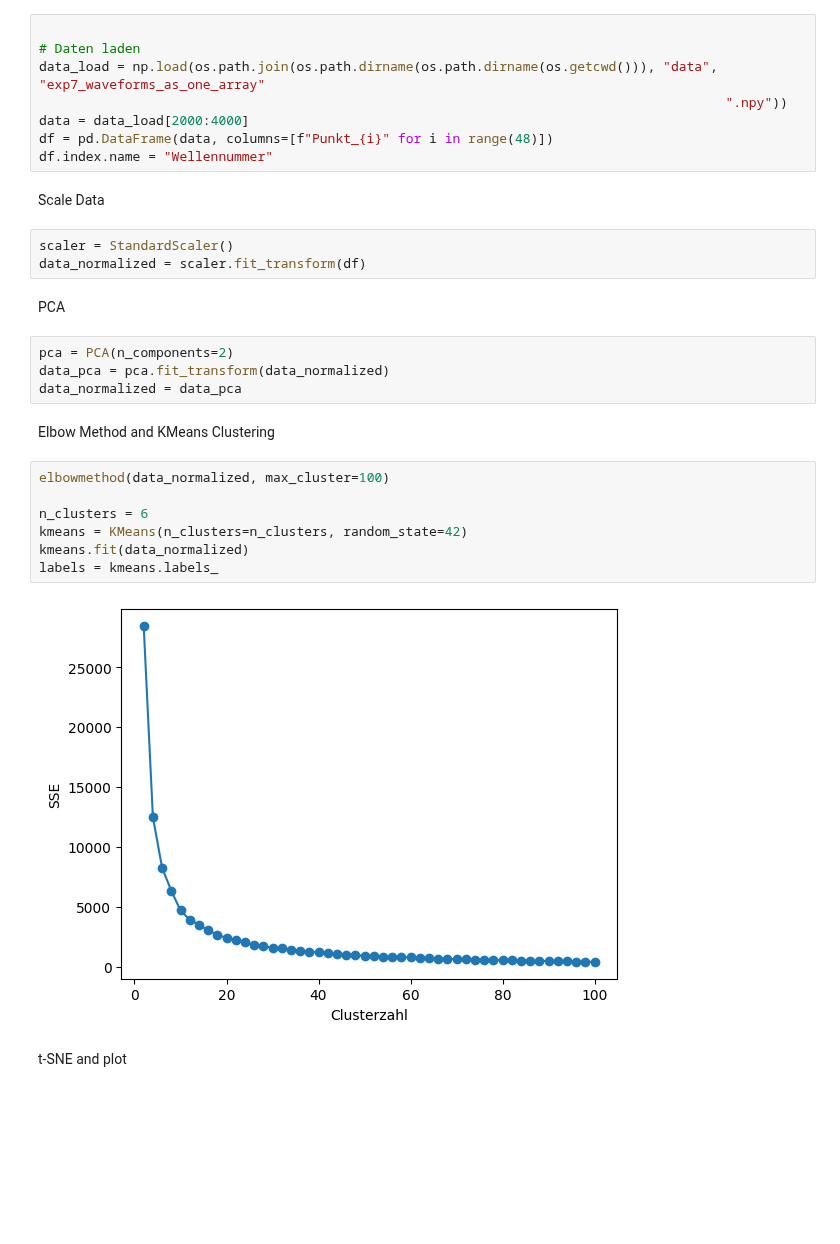
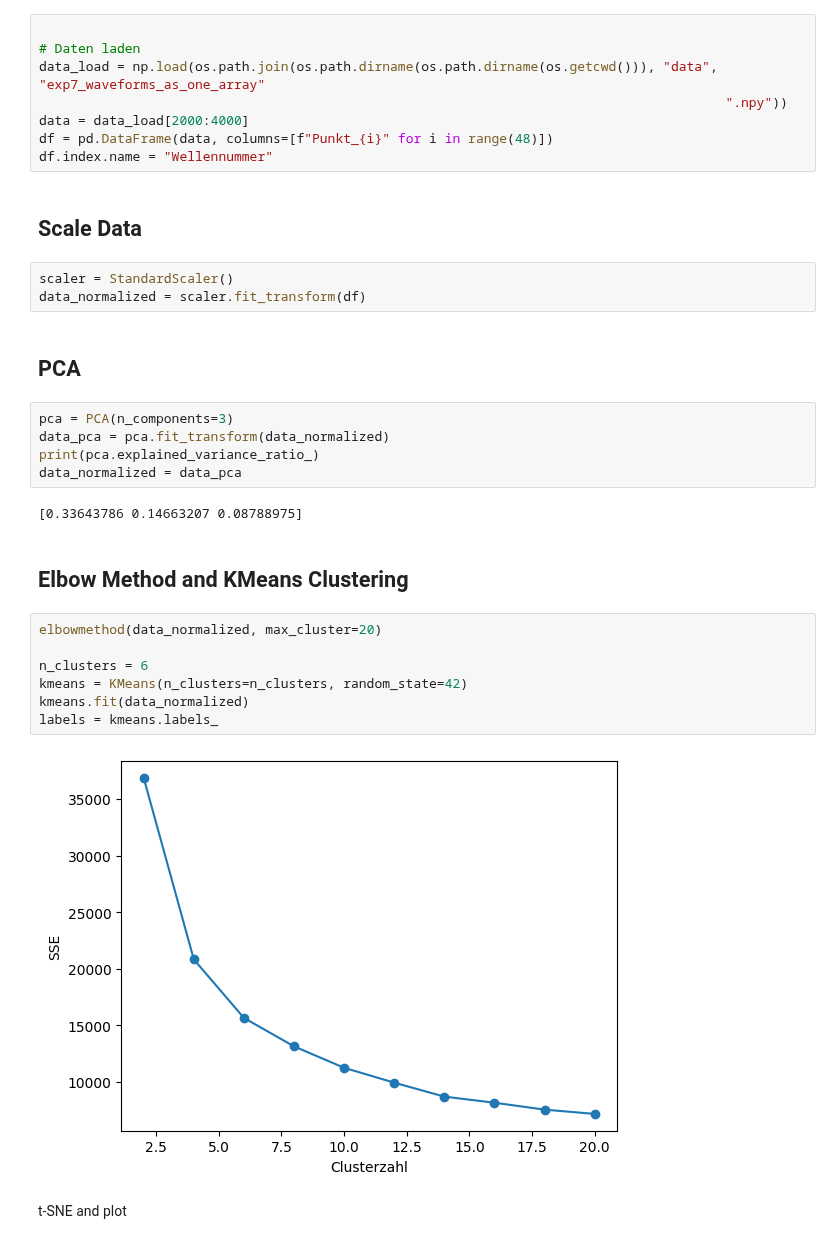
Before and after one commit to es-ude/denspp.offline, a Jupyter notebook: 3_Python/package/data_merge/pca_kmeans_clustering.ipynb, the cells around one changed output. Drawn from its saved outputs; the diff is of its cells as text; blank space fills up the shorter version.

Commit message:
added variance to PCA, 3 Components seem to be enough

```diff
--- a/3_Python/package/data_merge/pca_kmeans_clustering.ipynb
+++ b/3_Python/package/data_merge/pca_kmeans_clustering.ipynb
@@ -55,27 +56,30 @@ data = data_load[2000:4000]
 df = pd.DataFrame(data, columns=[f"Punkt_{i}" for i in range(48)])
 df.index.name = "Wellennummer"
 # %% [markdown]
-Scale Data
+## Scale Data
 # %%
 scaler = StandardScaler()
 data_normalized = scaler.fit_transform(df)
 # %% [markdown]
-PCA
+## PCA
 # %%
-pca = PCA(n_components=2)
+pca = PCA(n_components=3)
 data_pca = pca.fit_transform(data_normalized)
+print(pca.explained_variance_ratio_)
 data_normalized = data_pca
+# %% [output]
+[0.33643786 0.14663207 0.08788975]
 # %% [markdown]
-Elbow Method and KMeans Clustering
+## Elbow Method and KMeans Clustering
 # %%
-elbowmethod(data_normalized, max_cluster=100)
+elbowmethod(data_normalized, max_cluster=20)
 
 n_clusters = 6
 kmeans = KMeans(n_clusters=n_clusters, random_state=42)
 kmeans.fit(data_normalized)
 labels = kmeans.labels_
 # %% [output]
-[figure, old version]
+[figure, new version]
 # %% [markdown]
 t-SNE and plot
 # %%
```
Also changed, not shown: parts of 6 cells of this notebook.
